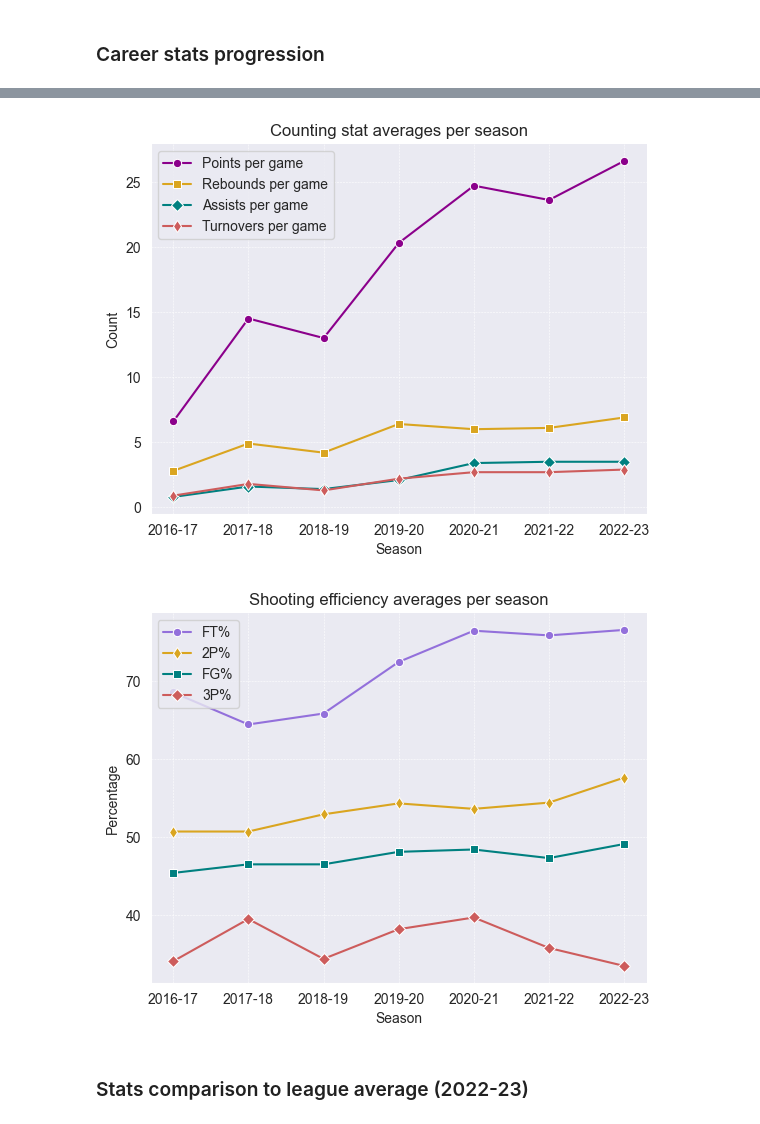
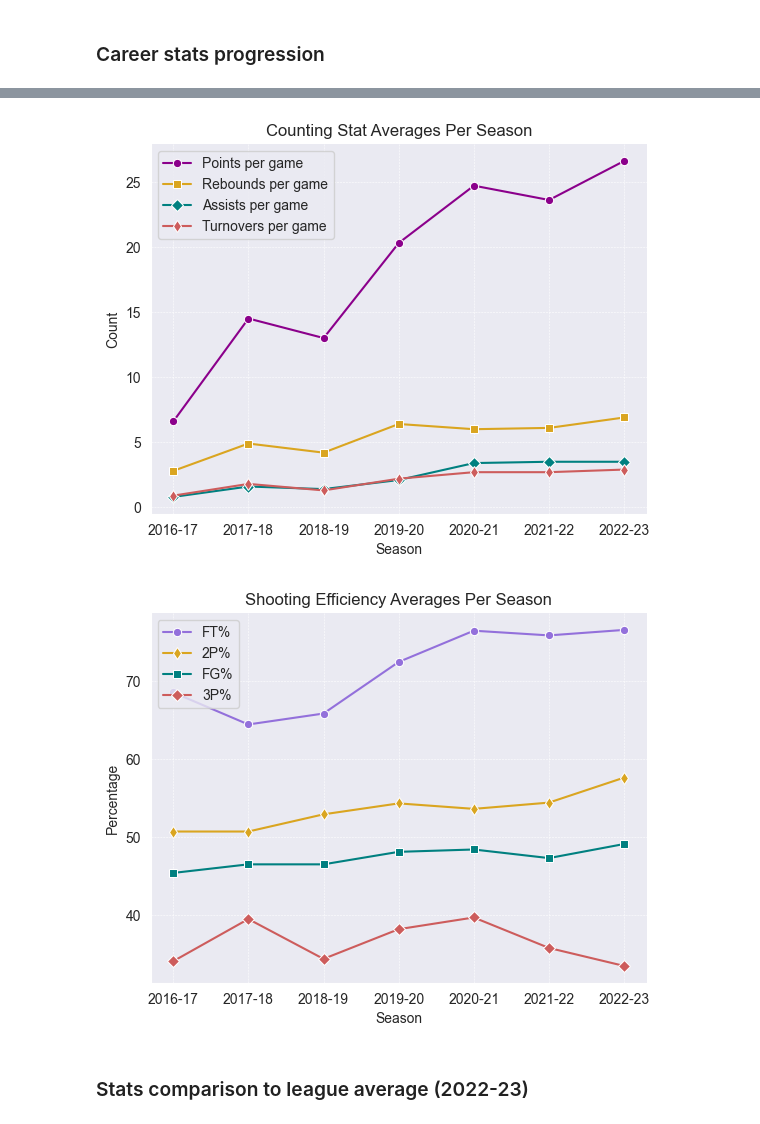
Before and after one commit to namhyk/jb-analysis, a Jupyter notebook: jaylen_brown.ipynb, the cells around one changed output, grey strips where cells are left out. Drawn from its saved outputs; the diff is of its cells as text; code cells hidden in the pictures.

```diff
--- a/jaylen_brown.ipynb
+++ b/jaylen_brown.ipynb
@@ -35,16 +35,16 @@ plt.show()
 # %%
 sns.set_style('darkgrid')
 sns.lineplot(x='Season', y='PTS', data=df_jb, label='Points per game', marker='o', color='darkmagenta')
 sns.lineplot(x='Season', y='TRB', data=df_jb, label='Rebounds per game', marker='s', color='goldenrod')
 sns.lineplot(x='Season', y='AST', data=df_jb, label='Assists per game', marker='D', color='teal')
 sns.lineplot(x='Season', y='TOV', data=df_jb, label='Turnovers per game', marker='d', color='indianred')
 plt.ylabel('Count')
-plt.title('Counting stat averages per season')
+plt.title('Counting Stat Averages Per Season')
 sns.despine()
 plt.grid(linewidth = '0.4', linestyle = '--')
 plt.show()
 # %% [output]
-[figure, old version]
+[figure, new version]
 # %%
 sns.set_style('darkgrid')
 sns.lineplot(x='Season', y=df_jb['FT%']*100, data=df_jb, label='FT%', marker='o', color='mediumpurple')
@@ -52,13 +52,13 @@ sns.lineplot(x='Season', y=df_jb['2P%']*100, data=df_jb, label='2P%', marker='d'
 sns.lineplot(x='Season', y=df_jb['FG%']*100, data=df_jb, label='FG%', marker='s', color='teal')
 sns.lineplot(x='Season', y=df_jb['3P%']*100, data=df_jb, label='3P%', marker='D', color='indianred')
 plt.ylabel('Percentage')
-plt.title('Shooting efficiency averages per season')
+plt.title('Shooting Efficiency Averages Per Season')
 sns.despine()
 plt.legend(loc='upper left')
 plt.grid(linewidth = '0.4', linestyle = '--')
 plt.show()
 # %% [output]
-[figure, old version]
+[figure, new version]
 # %% [markdown]
 ### Stats comparison to league average (2022-23)
 # %%
```
Also changed, not shown: parts of 4 cells of this notebook.
